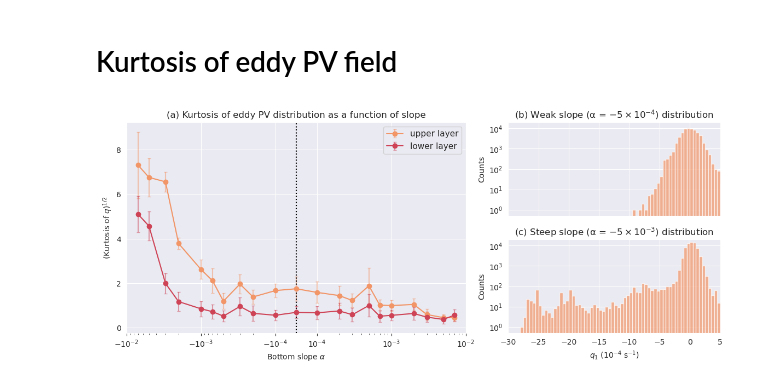
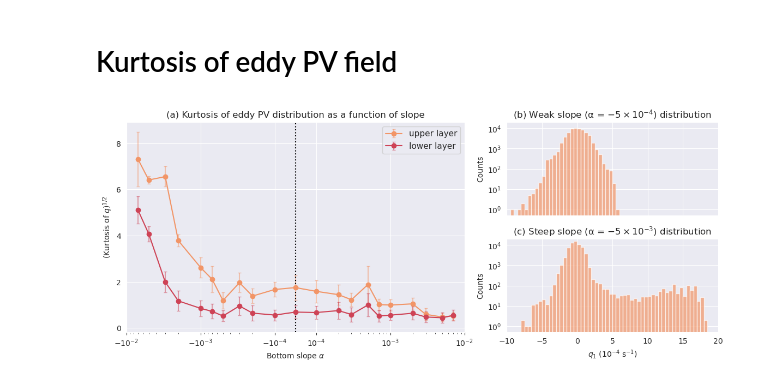
Before and after one commit to MiriamSterl/TwoLayerSlopeSimulations, a Jupyter notebook: plot_kurtosis_q.ipynb, the cells around one changed output. Saved outputs shown, nothing was run; the diff lists cells and outputs as text; code cells hidden in the pictures.

```diff
--- a/plot_kurtosis_q.ipynb
+++ b/plot_kurtosis_q.ipynb
@@ -91,7 +91,7 @@ def get_qhi(qhi):
     return qhiZ
 
 #%% Compute q and psi fields
-def compute_q(slope,field):
+def compute_q(slope,field,mode):
     f = h5py.File("../../Results/Results_GeophysicalFlows/SmallLd/simulation_s"+slope+"_strongmu_field"+field+"_equilibrium.jld2", "r")
 
     # Grid
@@ -113,10 +113,19 @@ def compute_q(slope,field):
 
     # Other factors needed
     f0 = np.array(f["params"]["f₀"]).flatten()[0]
-    gp = np.array(f["params"]["g′"]).flatten()[0][0]
+    #gp = np.array(f["params"]["g′"]).flatten()[0][0]
     H = np.array(f["params"]["H"])
     H1 = H['1'].flatten()[0]
     H2 = H['2'].flatten()[0]
+
+    if mode=='new': # for runs with GeophysicalFlows v0.16.4, which uses g′ directly
+        gp = np.array(f["params"]["g′"]).flatten()[0][0]
+    elif mode=='old': # for runs with older versions, which use g and ρ to compute g′
+        g = np.array(f["params"]["g"]).flatten()[0]
+        rho = np.array(f["params"]["ρ"])
+        rho1 = rho[0][0][0]
+        rho2 = rho[1][0][0]
+        gp = g*(rho2-rho1)/rho
 
     f0sqongp = f0**2 / gp
     F1 = f0sqongp/H1
@@ -137,8 +146,8 @@ def compute_q(slope,field):
 
 
 #%% Compute kurtosis
-q1_weak, q2_weak = compute_q('-5e-4', '2')
-q1_strong, q2_strong = compute_q('-5e-3', '2')
+q1_weak, q2_weak = compute_q('-5e-4', '2', mode='old')
+q1_strong, q2_strong = compute_q('-5e-3', '2', mode='new')
 # %%
 cmap = matplotlib.colormaps.get_cmap('cmo.matter')
 colors = cmap(np.linspace(0.25,0.5,2))
@@ -152,35 +161,35 @@ ax3 = fig.add_subplot(gs[1, 3:5])
 
 ax1.errorbar(slopes_float,kurt_q1,yerr=kurt_std_q1,capsize=2,marker='o',
             color=colors[0],ecolor=mcolors.to_rgba(colors[0],0.5),label=r'upper layer')
 ax1.errorbar(slopes_float,kurt_q2,yerr=kurt_std_q2,capsize=2,marker='o',
             color=colors[1],ecolor=mcolors.to_rgba(colors[1],0.5),label=r'lower layer')
 ax1.axvline(0,color='k',linestyle=':')
 ax1.set_ylabel(r'(Kurtosis of $q$)$^{1/2}$')
 ax1.set_xlabel(r'Bottom slope $\alpha$')
 ax1.set_xscale('symlog', linthresh=1e-4, linscale=0.25)
 addTicks(ax1,10,1e-4)
 ax1.set_xlim(-1e-2, 1e-2)
 ax1.legend(fontsize=11)
 ax1.set_title('(a) Kurtosis of eddy PV distribution as a function of slope',fontsize=12)
 
 cmap = matplotlib.colormaps.get_cmap('cmo.deep')
 color0 = cmap(0.25)
 cmap = matplotlib.colormaps.get_cmap('cmo.dense')
 color1 = cmap(0.4)
 
-ax2.hist(q1_weak.flatten()*1e4,bins=np.arange(-30,6,0.5),color=colors[0],alpha=0.7)
-ax3.hist(q1_strong.flatten()*1e4,bins=np.arange(-30,6,0.5),color=colors[0],alpha=0.7)
+ax2.hist(q1_weak.flatten()*1e4,bins=np.arange(-10,20.1,0.5),color=colors[0],alpha=0.7)
+ax3.hist(q1_strong.flatten()*1e4,bins=np.arange(-10,20.1,0.5),color=colors[0],alpha=0.7)
 for ax in [ax2,ax3]:
-    ax.set_xlim(-30,5)
-    ax.set_xticks(np.arange(-30,6,5))
+    ax.set_xlim(-10,20)
+    ax.set_xticks(np.arange(-10,21,5))
     ax.set_yscale('log')
     ax.set_ylim(5e-1,2e4)
     ax.set_ylabel('Counts')
 ax2.set_title(r'(b) Weak slope (α = $-5\times 10^{-4}$) distribution',fontsize=12)
 ax3.set_title(r'(c) Steep slope (α = $-5\times 10^{-3}$) distribution',fontsize=12)
 ax2.set_xticklabels(['']*len(ax2.get_xticks()))
 ax3.set_xlabel(r'$q_1$ (10$^{-4}$ s$^{-1}$)')
 #plt.savefig('../../Figures/kurtosis_q_vs_slope.pdf',bbox_inches='tight')
 plt.show()
 # %% [output]
-[figure, old version]
+[figure, new version]
```
Also changed, not shown: 16 other files.
